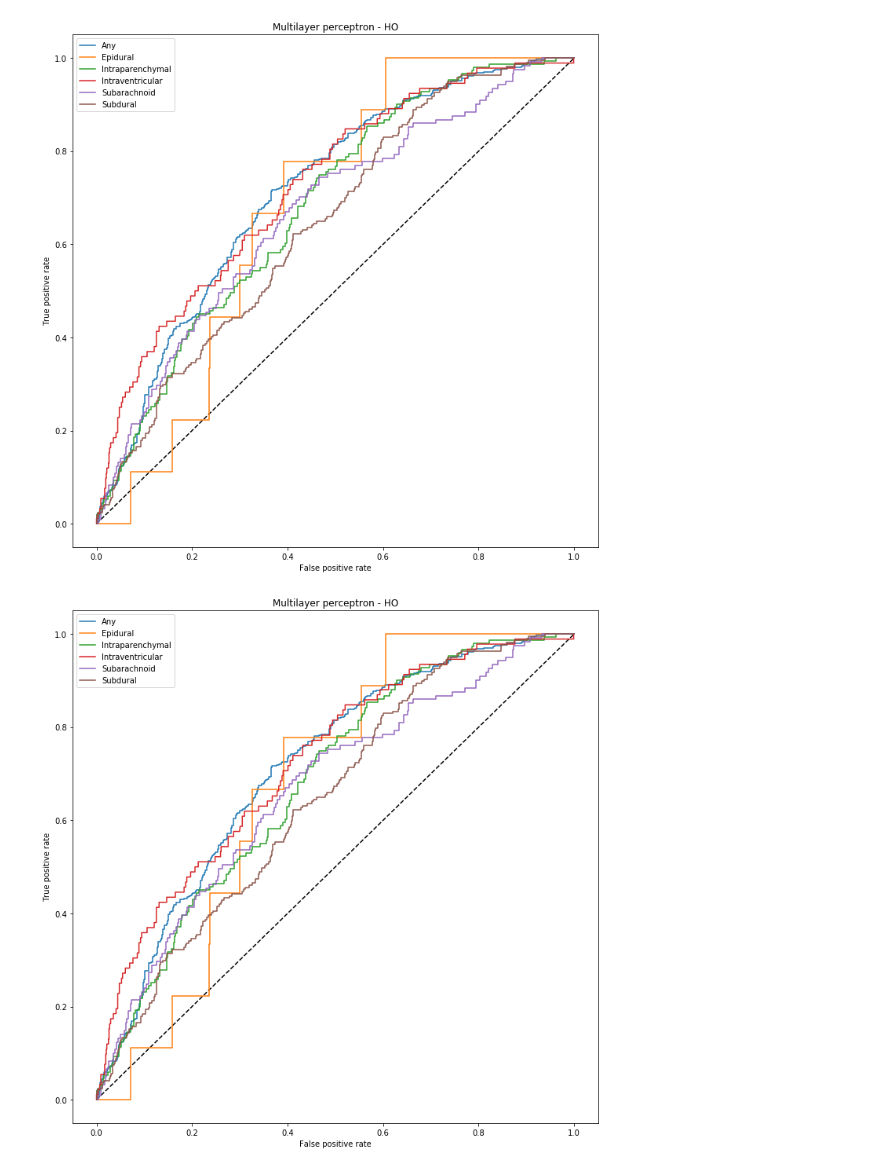
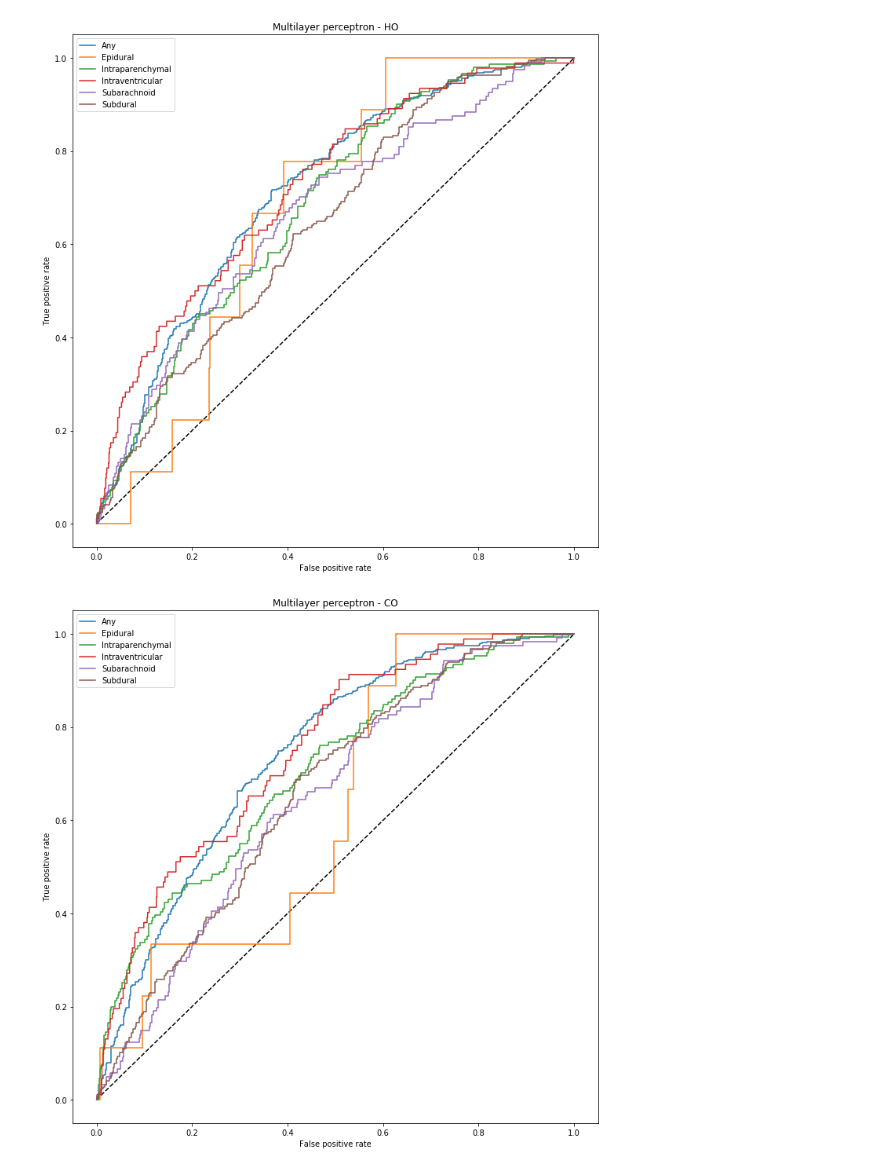
Before and after one commit to dominikklepl/Neural-Networks---Intracranial-hemorrhage-detection, a Jupyter notebook: 06_Evaluation.ipynb, the cells around one changed output. Saved outputs shown, nothing was run; the diff lists cells and outputs as text; code cells hidden in the pictures.

```diff
--- a/06_Evaluation.ipynb
+++ b/06_Evaluation.ipynb
@@ -264,6 +280,6 @@ plot_ROC(y_test = y_true2, y_pred = MLP_ch, title = "Multilayer perceptron - HO"
 # %% [output]
 [figure]
 # %%
-plot_ROC(y_test = y_true2, y_pred = MLP_ch, title = "Multilayer perceptron - HO")
+plot_ROC(y_test = y_true2, y_pred = MLP_f, title = "Multilayer perceptron - CO")
 # %% [output]
-[figure, old version]
+[figure, new version]
```
Also changed, not shown: parts of 3 cells of this notebook.
